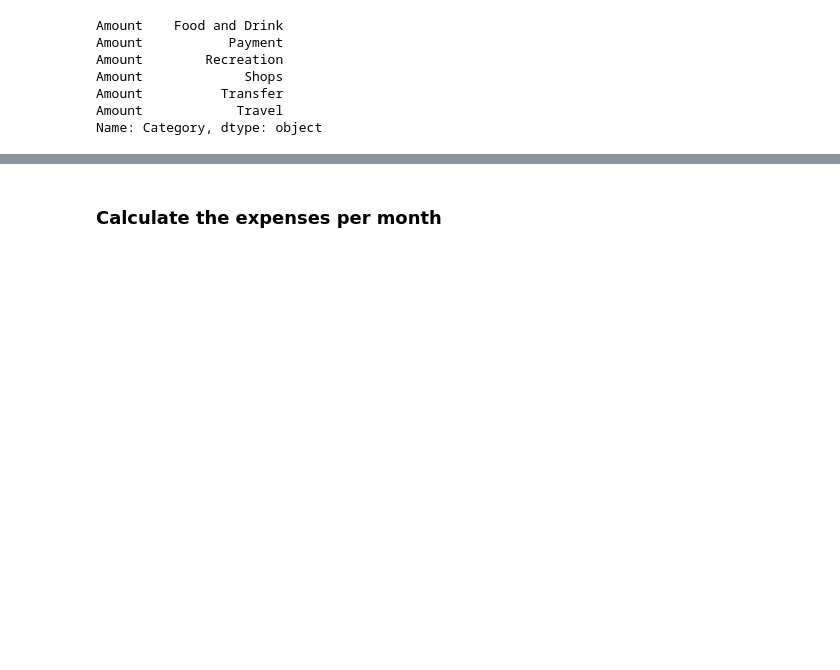
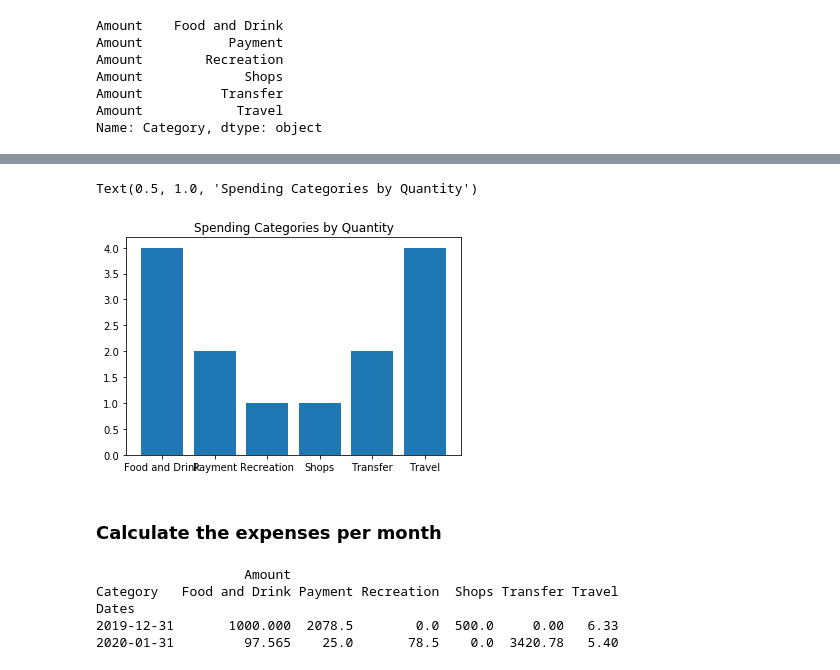
Before and after one commit to exposuretherapy/Learning-APIs, a Jupyter notebook: account_summary.ipynb, the cells around one changed output, grey strips where cells are left out. Saved outputs shown, nothing was run; the diff lists cells and outputs as text; code cells hidden in the pictures; blank space fills up the shorter version.

```diff
--- a/account_summary.ipynb
+++ b/account_summary.ipynb
@@ -185,2 +191,9 @@ ctgry_qty
+# %%
+ctgry_qty_bar = plt.bar(ctgry_qty['Category'],height=ctgry_qty[0],width=0.8)
+ctgry_qty_bar = plt.title('Spending Categories by Quantity')
+ctgry_qty_bar
+# %% [output]
+Text(0.5, 1.0, 'Spending Categories by Quantity')
+[figure, added]
 # %% [markdown]
 ### Calculate the expenses per month
@@ -188,0 +202,8 @@ ctgry_qty
+# %%
+print(ctgry_month)
+# %% [output]
+                   Amount
+Category   Food and Drink Payment Recreation  Shops Transfer Travel
+Dates
+2019-12-31       1000.000  2078.5        0.0  500.0     0.00   6.33
+2020-01-31         97.565    25.0       78.5    0.0  3420.78   5.40
```
Also changed, not shown: parts of 12 cells of this notebook.
